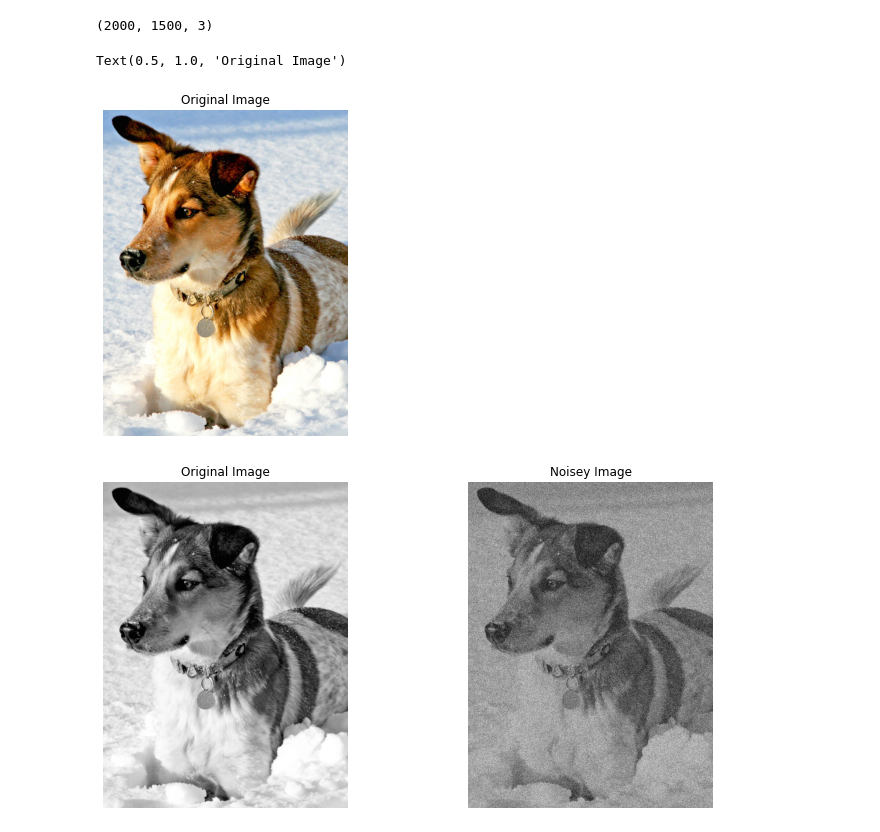
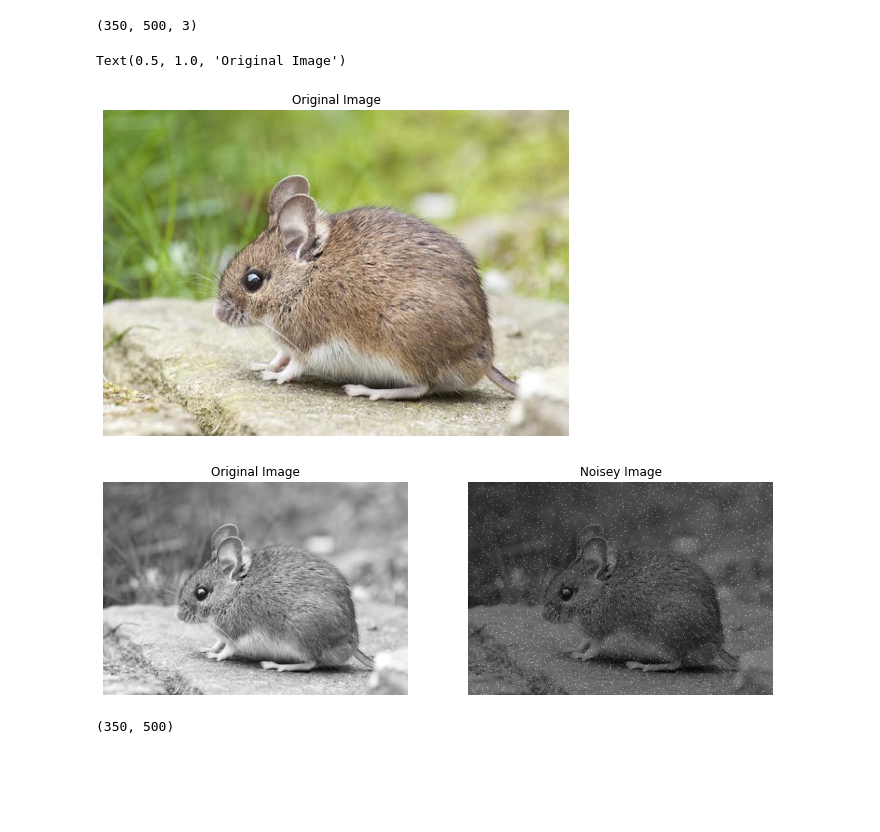
Before and after one commit to deshabhakt/Sem-II, a Jupyter notebook: MachineLearning/ML-Programs/Assignment-1/4-L2-Regularisation.ipynb, the cells around one changed output. Saved outputs shown, nothing was run; the diff lists cells and outputs as text; code cells hidden in the pictures; blank space fills up the shorter version.

```diff
--- a/MachineLearning/ML-Programs/Assignment-1/4-L2-Regularisation.ipynb
+++ b/MachineLearning/ML-Programs/Assignment-1/4-L2-Regularisation.ipynb
@@ -5,22 +6,22 @@ import numpy as np
 import os
 plt.rcParams['figure.figsize'] = [12,6]
 # %%
-Oimg = imread('dog.jpg')
+Oimg = imread('Mice.jpeg')
 print(Oimg.shape)
 img = plt.imshow(Oimg)
 plt.axis('off')
 img.set_cmap('gray')
 plt.title("Original Image")
 # %% [output]
-(2000, 1500, 3)
+(350, 500, 3)
 Text(0.5, 1.0, 'Original Image')
-[figure, old version]
+[figure, new version]
 # %%
 Oimg = np.mean(Oimg,-1)                 # Converting to Grayscale
 # %%
 
 mean = 0
-sigma = 3
+sigma = 0.5
 
 Noise = np.random.normal(mean, sigma, (Oimg.shape[0],Oimg.shape[1])).astype('uint8')
 OimgNoisey = Oimg + Noise           # Add some noise
@@ -39,4 +40,8 @@ img2.set_cmap('gray')
 plt.title("Noisey Image")
 plt.show()
 # %% [output]
-[figure, old version]
+[figure, new version]
+# %%
+print(Oimg.shape)
+# %% [output]
+(350, 500)
```
Also changed, not shown: parts of 11 cells of this notebook, 7 other files.
